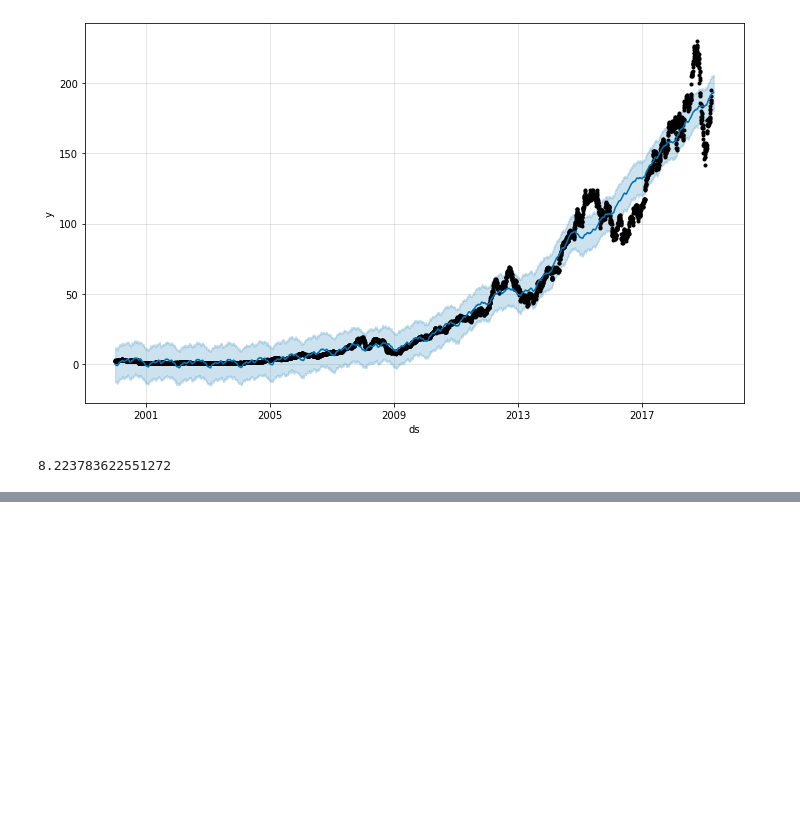
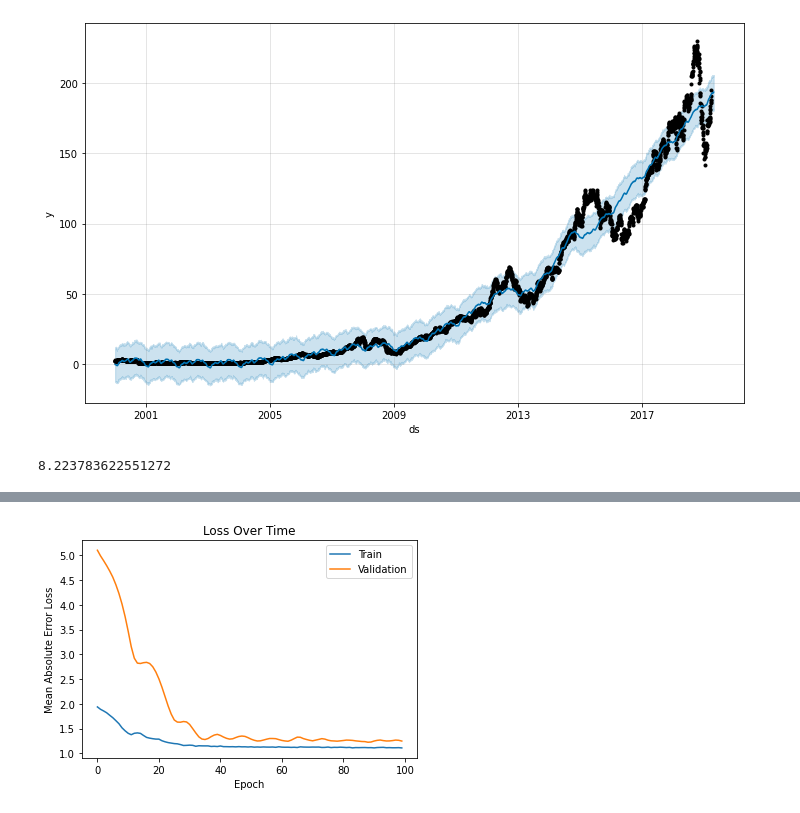
Before and after one commit to Parth7/ML-for-finance, a Jupyter notebook: Wavenet_time_series.ipynb, the cells around one changed output, grey strips where cells are left out. Cells and saved outputs as stored; diff of their text form; code cells hidden in the pictures; blank space fills up the shorter version.

```diff
--- a/Wavenet_time_series.ipynb
+++ b/Wavenet_time_series.ipynb
@@ -168,0 +186,9 @@ df = df.T
+# %%
+
+enc_length = train_pred_start - first_day
+
+train_enc_start = first_day
+train_enc_end = train_enc_start + enc_length - timedelta(1)
+
+val_enc_start = train_enc_start + pred_length
+val_enc_end = val_enc_start + enc_length - timedelta(1)
@@ -168,0 +303,28 @@ df = df.T
+# %%
+first_n_samples = 8
+batch_size = 2**10
+epochs = 100
+
+# sample of series from train_enc_start to train_enc_end
+encoder_input_data = get_time_block_series(series_array, date_to_index,
+                                           train_enc_start, train_enc_end)[:first_n_samples]
+
+encoder_input_data, encode_series_mean = transform_series_encode(encoder_input_data)
+
+# sample of series from train_pred_start to train_pred_end
+decoder_target_data = get_time_block_series(series_array, date_to_index,
+                                            train_pred_start, train_pred_end)[:first_n_samples]
+
+decoder_target_data = transform_series_decode(decoder_target_data, encode_series_mean)
+
+# we append a lagged history of the target series to the input data,
+# so that we can train with teacher forcing
+lagged_target_history = decoder_target_data[:,:-1,:1]
+encoder_input_data = np.concatenate([encoder_input_data, lagged_target_history], axis=1)
+# %%
+model.compile(Adam(), loss='mean_absolute_error')
+
+history = model.fit(encoder_input_data, decoder_target_data,
+                    batch_size=batch_size,
+                    epochs=epochs,
+                    validation_split=0.20)
@@ -168,0 +349,10 @@ df = df.T
+# %%
+plt.plot(np.exp(history.history['loss']))
+plt.plot(np.exp(history.history['val_loss']))
+
+plt.xlabel('Epoch')
+plt.ylabel('Mean Absolute Error Loss')
+plt.title('Loss Over Time')
+plt.legend(['Train','Validation']);
+# %% [output]
+[figure, added]
```
Also changed, not shown: parts of 15 cells of this notebook.
